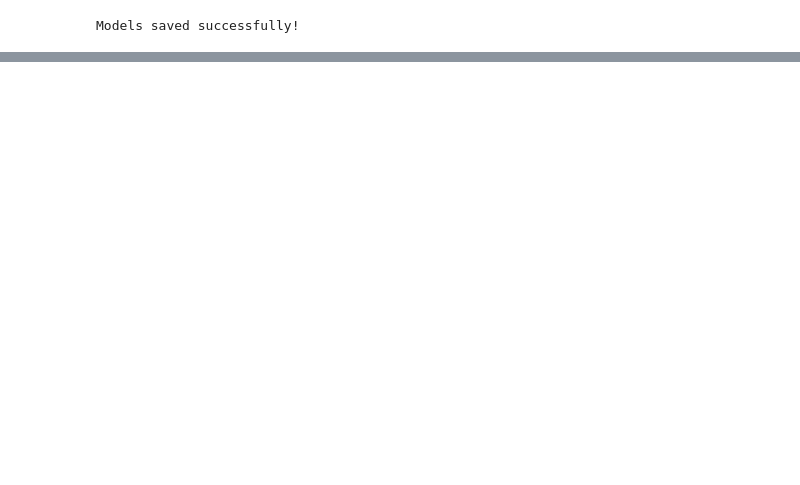
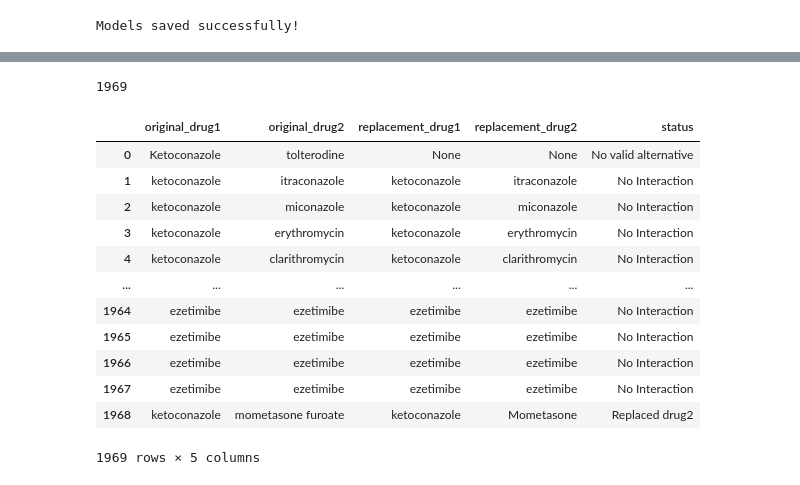
Before and after one commit to abhayjit07/Drug-Drug-Interaction-and-Alternate-Recommendation-System, a Jupyter notebook: Pipeline3/ensembling.ipynb, the cells around one changed output, grey strips where cells are left out. Saved outputs shown, nothing was run; the diff lists cells and outputs as text; code cells hidden in the pictures; blank space fills up the shorter version.

```diff
--- a/Pipeline3/ensembling.ipynb
+++ b/Pipeline3/ensembling.ipynb
@@ -362,0 +408,3 @@ Models saved successfully!
+# %%
+drug_alternatives = pd.read_csv("./drug_alternatives.csv")
+drug_alternatives
@@ -362,0 +425,9 @@ Models saved successfully!
+# %%
+test_df
+# Find drug pairs in test_df where both drugs are present in drug_alternatives
+common_drug_pairs = test_df[
+    (test_df['Drug1'].str.lower().isin(drug_alternatives['drug'].str.lower())) &
+    (test_df['Drug2'].str.lower().isin(drug_alternatives['drug'].str.lower()))
+]
+
+common_drug_pairs.head()
@@ -362,0 +463,13 @@ Models saved successfully!
+# %%
+interaction_count = common_drug_pairs[common_drug_pairs['Interaction'] == 'true'].shape[0]
+print(f"Number of common drug pairs with interaction: {interaction_count}")
+
+interaction_pairs = []
+for index, row in common_drug_pairs.iterrows():
+    drug1 = row['Drug1']
+    drug2 = row['Drug2']
+    interaction_pairs.append((drug1, drug2))
+    # if row['Interaction'] == 'true':
+    #     # Append the drug pair as a tuple
+    #     interaction_pairs.append((drug1, drug2))
+interaction_pairs
@@ -362,0 +560,31 @@ Models saved successfully!
+# %%
+def process_all_interactions(interaction_pairs, test_df, drug_alternatives):
+    results = []
+
+    for drug1, drug2 in interaction_pairs:
+        result = find_safe_alternative_pair(drug1, drug2, test_df, drug_alternatives)
+        results.append(result)
+
+    return pd.DataFrame(results)
+# %%
+## Size of interaction_pairs
+len(interaction_pairs)
+# %% [output]
+1969
+# %%
+results_df = process_all_interactions(interaction_pairs, test_df, drug_alternatives)
+results_df
+# %% [output]
+|  | original_drug1 | original_drug2 | replacement_drug1 | replacement_drug2 | status |
+| 0 | Ketoconazole | tolterodine | None | None | No valid alternative |
+| 1 | ketoconazole | itraconazole | ketoconazole | itraconazole | No Interaction |
+| 2 | ketoconazole | miconazole | ketoconazole | miconazole | No Interaction |
+| 3 | ketoconazole | erythromycin | ketoconazole | erythromycin | No Interaction |
+| 4 | ketoconazole | clarithromycin | ketoconazole | clarithromycin | No Interaction |
+| ... | ... | ... | ... | ... | ... |
+| 1964 | ezetimibe | ezetimibe | ezetimibe | ezetimibe | No Interaction |
+| 1965 | ezetimibe | ezetimibe | ezetimibe | ezetimibe | No Interaction |
+| 1966 | ezetimibe | ezetimibe | ezetimibe | ezetimibe | No Interaction |
+| 1967 | ezetimibe | ezetimibe | ezetimibe | ezetimibe | No Interaction |
+| 1968 | ketoconazole | mometasone furoate | ketoconazole | Mometasone | Replaced drug2 |
+1969 rows × 5 columns
```
Also changed, not shown: parts of 38 cells of this notebook, 12 other files.
